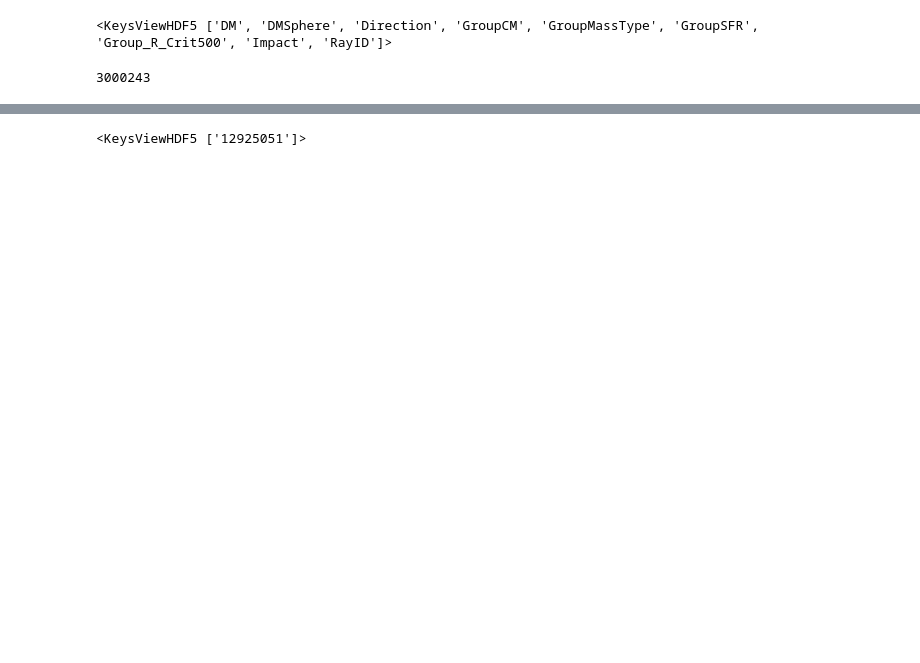
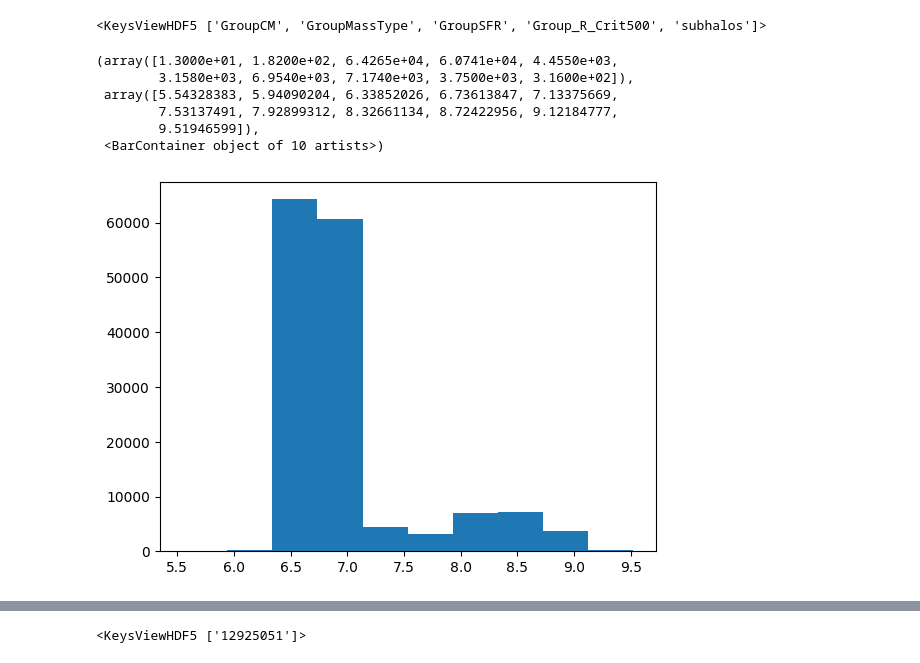
Before and after one commit to xingyzt/halotrace, a Jupyter notebook: dm_prototype.ipynb, the cells around one changed output, grey strips where cells are left out. Cells and saved outputs as stored; diff of their text form; code cells hidden in the pictures; blank space fills up the shorter version.

```diff
--- a/dm_prototype.ipynb
+++ b/dm_prototype.ipynb
@@ -12,23 +14,29 @@ import raytrace
 # %%
-group_id = str(12925051)
+halo_id = '12925051'
 # %%
 with h5py.File("outputs/dm_proto.hdf5", "r") as f:
-    print(f[group_id].keys())
-    cm = np.array(f[group_id]['GroupCM'], dtype=np.float64)
-    r500 = np.float64(f[group_id]['Group_R_Crit500'])
+    halo = f['halo_' + halo_id]
+    print(halo.keys())
+    com = halo['GroupCM'][:]
+    r500 = halo['Group_R_Crit500'][()]
 # %% [output]
-<KeysViewHDF5 ['DM', 'DMSphere', 'Direction', 'GroupCM', 'GroupMassType', 'GroupSFR', 'Group_R_Crit500', 'Impact', 'RayID']>
+<KeysViewHDF5 ['GroupCM', 'GroupMassType', 'GroupSFR', 'Group_R_Crit500', 'subhalos']>
 # %%
-with h5py.File(f'tng_cache/cutout_{group_id}.hdf5', 'r') as f:
-    m_g = np.array(f['PartType0/Masses'], dtype=np.float64) * (1e10 * u.solMass).to(u.kg) / cu.littleh
-    rho_g = np.array(f['PartType0/Density'], dtype=np.float64) * (1e10 * u.solMass).to(u.kg) / cu.littleh / ( u.kpc / cu.littleh)**3
+with h5py.File(f'tng_cache/snap_099/cutout_{halo_id}.hdf5', 'r') as f:
+    m_g = f['PartType0/Masses'][:] * ((1e10 * u.solMass).to(u.kg) / cu.littleh) # kg ckpc^-3
+    rho_g = f['PartType0/Density'][:] * (1e10 * u.solMass).to(u.kg) / cu.littleh / ( u.kpc / cu.littleh)**3 # kg ckpc^-3
     V = m_g/rho_g
     r = ((0.75/np.pi)*V)**(1/3)
-    eta_e = np.array(f['PartType0/ElectronAbundance'])
-    X_H = np.array(f['PartType0/GFM_Metals'][:,0])
-    pos = np.array(f['PartType0/Coordinates'][:]) - cm
-    n_e = rho_g * eta_e * X_H / const.m_p
+    eta_e = f['PartType0/ElectronAbundance'][:] # fraction
+    X_H = f['PartType0/GFM_Metals'][:,0] # fraction
+
+    gas_pos = f['PartType0/Coordinates'][:] - com # ckpc
+    gas_id = f['PartType0/ParticleIDs'][:] # id
+    gas_subhalo_id = f['PartType0/SubhaloIDs'][:] # id
+    gas_n_e = (rho_g * eta_e * X_H / const.m_p).value # ckpc^-3
+
+    star_select = f['PartType4/GFM_StellarFormationTime'][:] > 0 # bool
+    star_id = f['PartType4/ParticleIDs'][star_select] # id
+    star_subhalo_id = f['PartType4/SubhaloIDs'][star_select] # id
+    star_pos = f['PartType4/Coordinates'][star_select] - com # ckpc
+    star_mass = f['PartType4/Masses'][star_select] * (1e10 * u.solMass).to(u.kg).value # kg
-# %%
-pos.size
-# %% [output]
-3000243
@@ -37 +43,11 @@ samples = 100
+# %%
+plt.hist(np.log10(star_mass* (1.0*u.kg).to(u.solMass).value))
+# %% [output]
+(array([1.3000e+01, 1.8200e+02, 6.4265e+04, 6.0741e+04, 4.4550e+03,
+        3.1580e+03, 6.9540e+03, 7.1740e+03, 3.7500e+03, 3.1600e+02]),
+ array([5.54328383, 5.94090204, 6.33852026, 6.73613847, 7.13375669,
+        7.53137491, 7.92899312, 8.32661134, 8.72422956, 9.12184777,
+        9.51946599]),
+ <BarContainer object of 10 artists>)
+[figure, added]
 # %%
```
Also changed, not shown: parts of 10 cells of this notebook, 4 other files.
